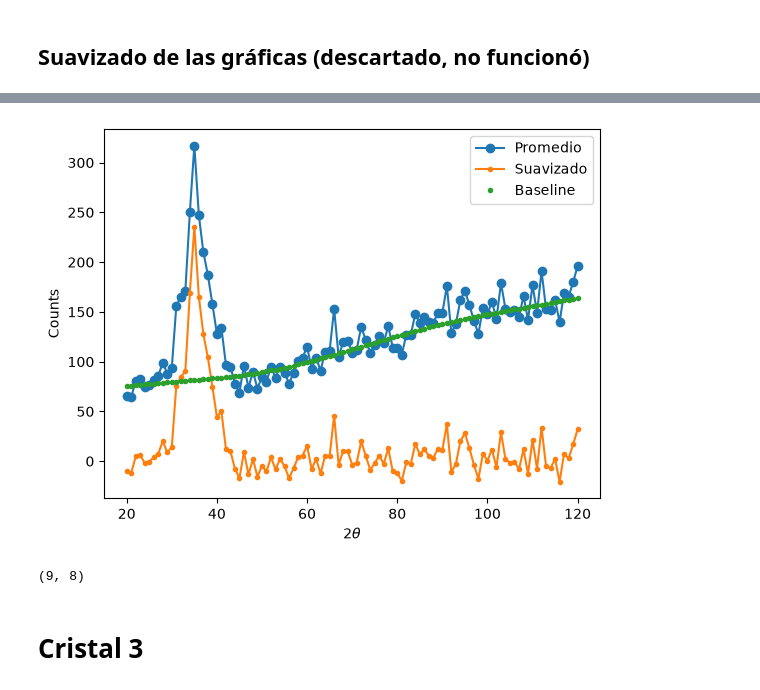
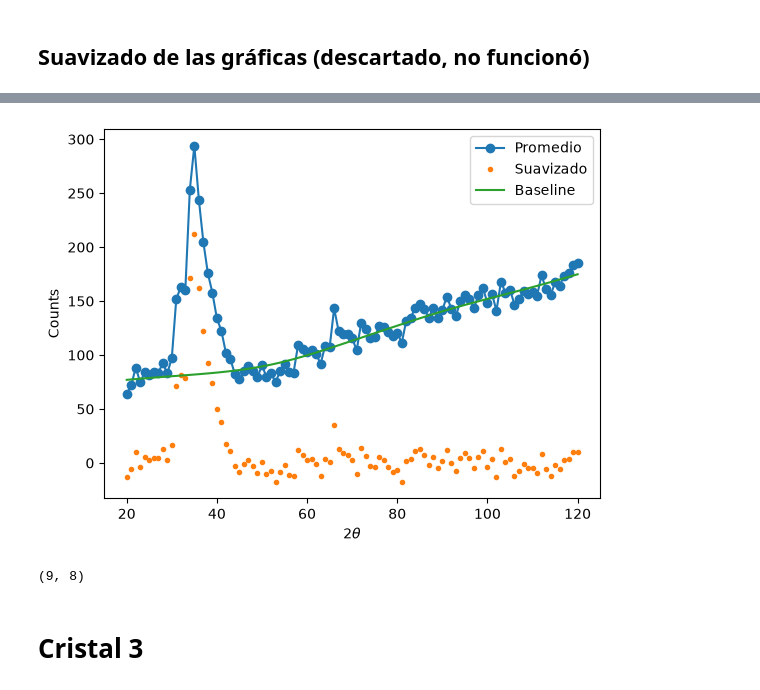
Before and after one commit to Alexi5omg/Labo-Contemporanea-I, a Jupyter notebook: P1-Difraccion_Bragg_RayosX/Analisis-P1.ipynb, the cells around one changed output, grey strips where cells are left out. Saved outputs shown, nothing was run; the diff lists cells and outputs as text; code cells hidden in the pictures.

```diff
--- a/P1-Difraccion_Bragg_RayosX/Analisis-P1.ipynb
+++ b/P1-Difraccion_Bragg_RayosX/Analisis-P1.ipynb
@@ -161,23 +162,23 @@ TypeError: The passed data is not dataframe-like (i.e. a dataframe, series, or n
 # %%
 from pybaselines import Baseline
 
 fitter = Baseline(x_data=Angulo_c1)
 
-baseline, params = fitter.arpls(Medicion2_c1, lam=1e4)
+baseline, params = fitter.arpls(Promedio_c1, lam=1e4)
 
-counts_corregidos = Medicion2_c1 - baseline
+counts_corregidos = Promedio_c1 - baseline
 
-plt.plot(Angulo_c1, Medicion2_c1, "o-", label="Promedio")
-plt.plot(Angulo_c1, counts_corregidos, ".-",label="Suavizado")
-plt.plot(Angulo_c1, baseline, ".",label="Baseline")
+plt.plot(Angulo_c1, Promedio_c1, "o-", label="Promedio")
+plt.plot(Angulo_c1, counts_corregidos, ".",label="Suavizado")
+plt.plot(Angulo_c1, baseline, "-",label="Baseline")
 plt.xlabel(r"$2\theta$")
 plt.ylabel("Counts")
 plt.legend()
 plt.show()
 
 filtro.window_length_samples_, filtro.polyorder_
 # %% [output]
-[figure, old version]
+[figure, new version]
 (9, 8)
 # %% [markdown]
 # Cristal 3
```
Also changed, not shown: parts of 1 cell of this notebook.
